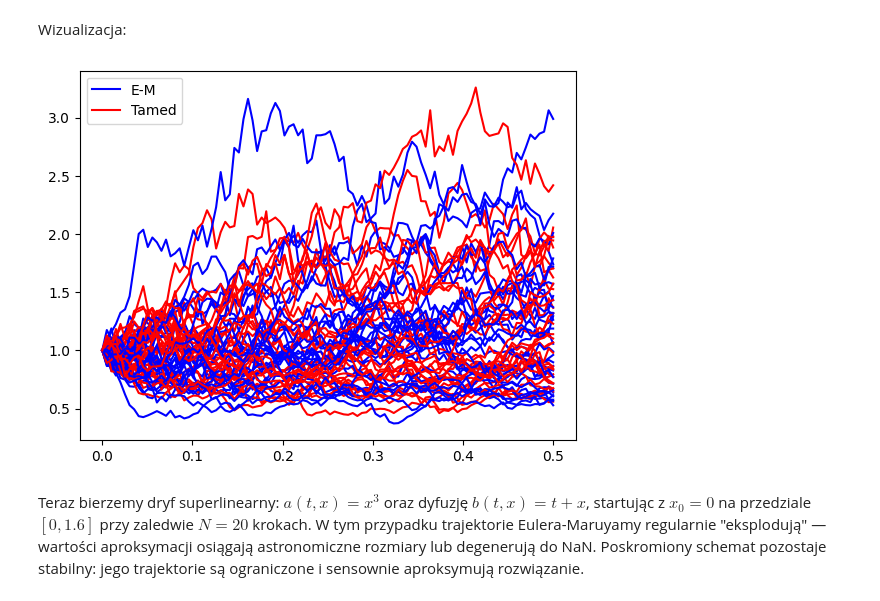
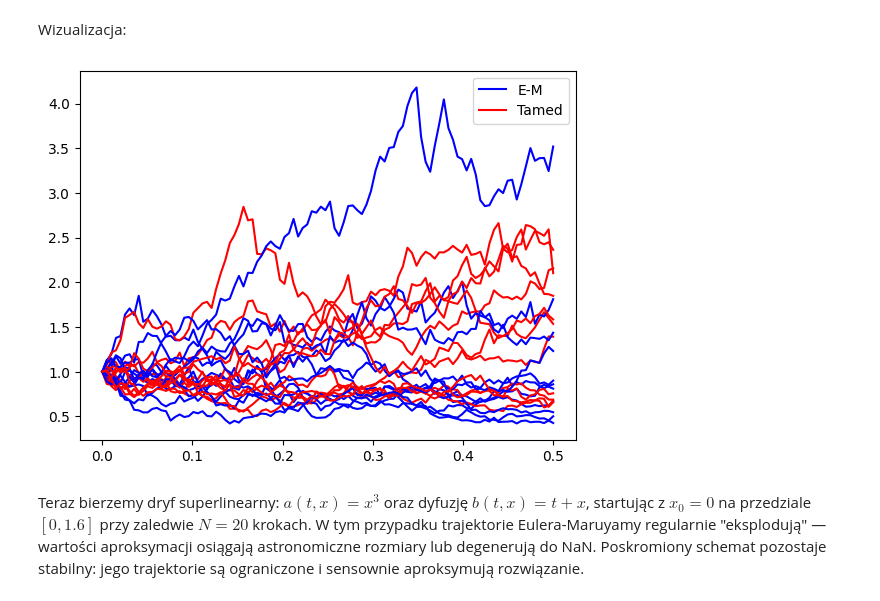
Before and after one commit to Hel4r/MNSRR-projekt-zaliczeniowy, a Jupyter notebook: symulacja.ipynb, the cells around one changed output. Cells and saved outputs as stored; diff of their text form; code cells hidden in the pictures.

```diff
--- a/symulacja.ipynb
+++ b/symulacja.ipynb
@@ -177,17 +179,19 @@ Wizualizacja:
 # %%
 # EM = eulerMaruyama(x0, T, a, b, N, 30)
 # plt.plot(EM[0], EM[1].T, color = 'b')
 
-for i in range(20):
-    plt.plot(eulerMaruyama(x0, T, a, b, N)[0], eulerMaruyama(x0, T, a, b, N)[1], color = 'b')
-    plt.plot(eulerTamed(x0, T, a, b, N, 0.5)[0], eulerTamed(x0, T, a, b, N, 0.5)[1], color = 'r')
+for i in range(10):
+    EM = eulerMaruyama(x0, T, a, b, N)
+    ET = eulerTamed(x0, T, a, b, N, 0.5)
+    plt.plot(EM[0], EM[1], color = 'b')
+    plt.plot(ET[0], ET[1], color = 'r')
 plt.plot(eulerMaruyama(x0, T, a, b, N)[0], eulerMaruyama(x0, T, a, b, N)[1], color = 'b', label = 'E-M')
 plt.plot(eulerTamed(x0, T, a, b, N, alpha)[0], eulerTamed(x0, T, a, b, N, alpha)[1], color = 'r', label = 'Tamed')
 
 plt.legend()
 plt.show()
 # %% [output]
-[figure, old version]
+[figure, new version]
 # %% [markdown]
 Teraz bierzemy dryf superlinearny: $a(t, x) = x^3$ oraz dyfuzję
 $b(t, x) = t + x$, startując z $x_0 = 0$ na przedziale $[0, 1.6]$
```
Also changed, not shown: parts of 7 cells of this notebook.
